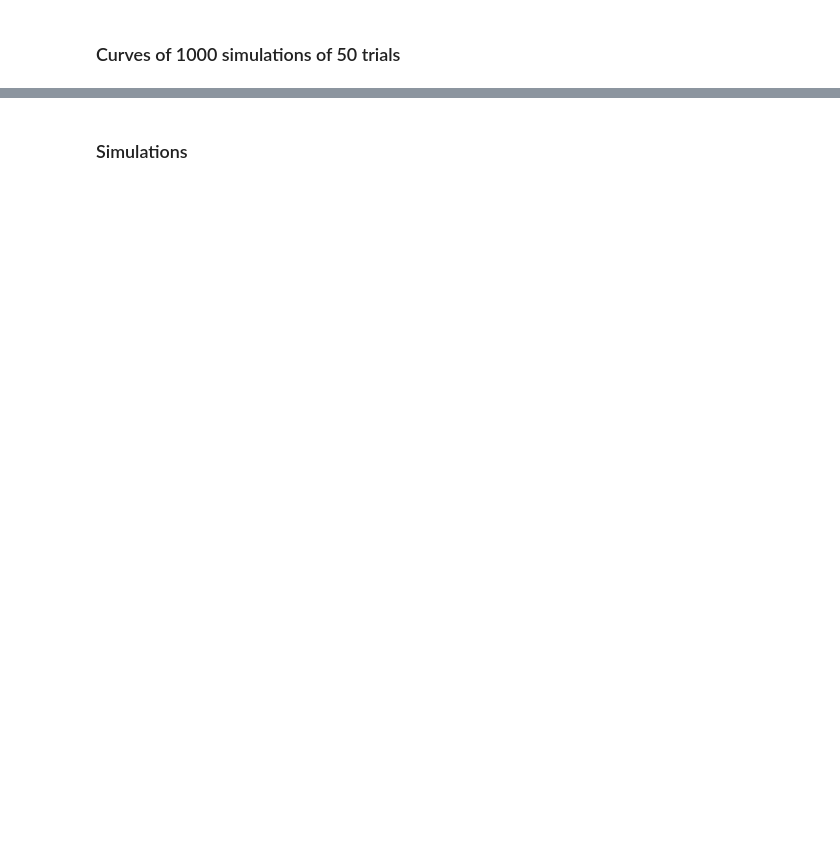
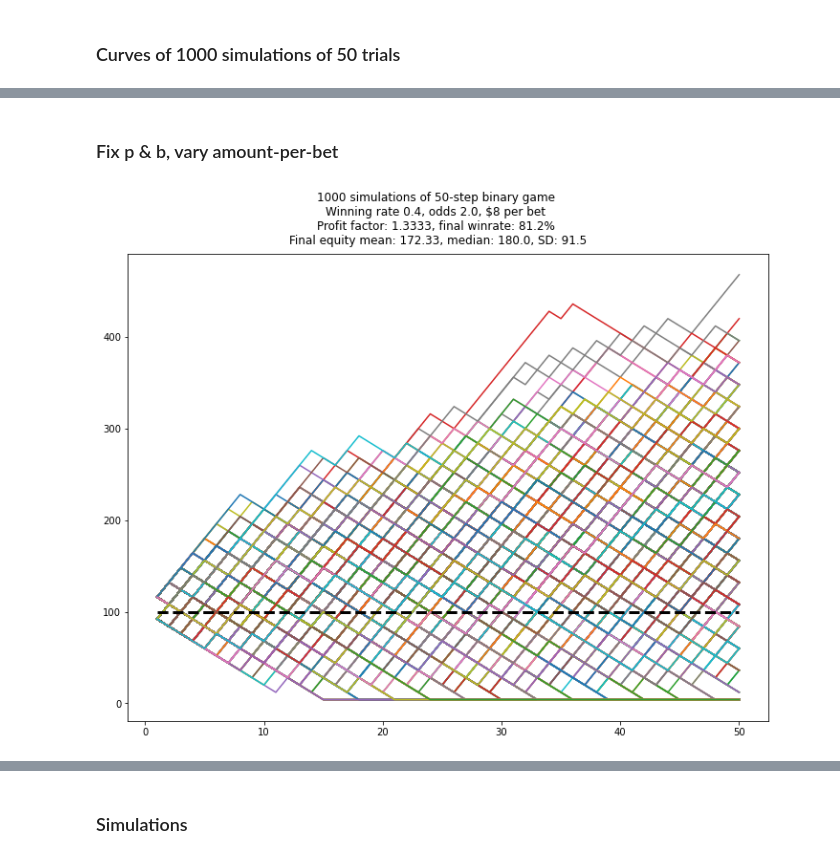
Before and after one commit to willbillionquant/riskmanagement, a Jupyter notebook: binarybet-simple.ipynb, the cells around one changed output, grey strips where cells are left out. Saved outputs shown, nothing was run; the diff lists cells and outputs as text; code cells hidden in the pictures; blank space fills up the shorter version.

```diff
--- a/binarybet-simple.ipynb
+++ b/binarybet-simple.ipynb
@@ -194,0 +193,7 @@ None
+# %% [markdown]
+### Fix p & b, vary amount-per-bet
+# %%
+a2 = 8
+plotSim_discretePL(getSim_binaryFixAmount, initAmount1, a2, p1, b1, numTrials1, numSim1)
+# %% [output]
+[figure, added]
```
Also changed, not shown: parts of 70 cells of this notebook.
